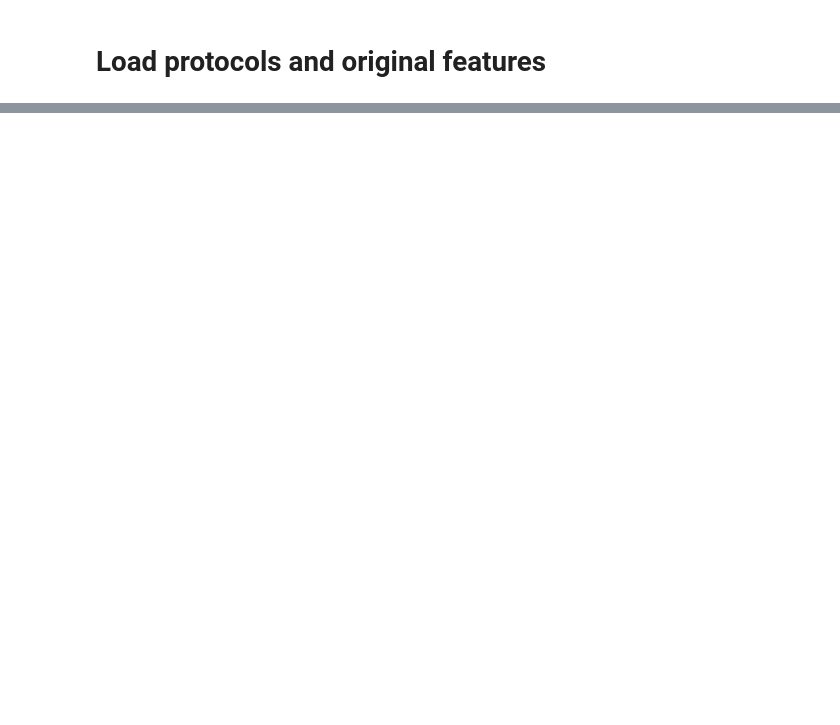
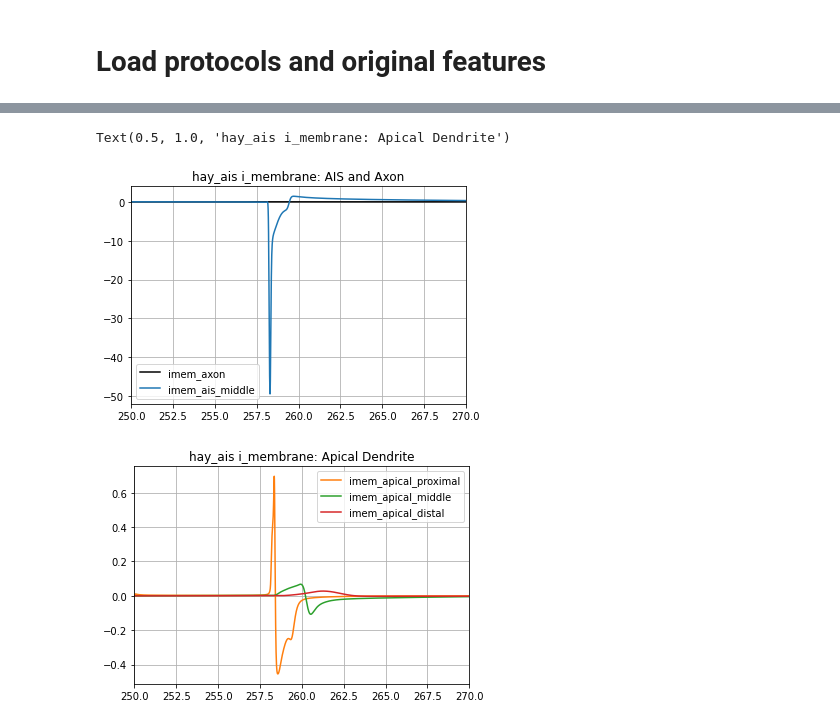
Before and after one commit to alejoe91/multimodalfitting, a Jupyter notebook: notebooks/ground-truth/4-AP-dirstirbution.ipynb, the cells around one changed output, grey strips where cells are left out. Drawn from its saved outputs; the diff is of its cells as text; code cells hidden in the pictures; blank space fills up the shorter version.

```diff
--- a/notebooks/ground-truth/4-AP-dirstirbution.ipynb
+++ b/notebooks/ground-truth/4-AP-dirstirbution.ipynb
@@ -116,0 +143,21 @@ mf.plot_responses(responses_release)
+# %%
+fig, ax = plt.subplots()
+ax.plot(responses_release[imem_axon]["time"], responses_release[imem_axon]["voltage"], color="k", label="imem_axon")
+ax.plot(responses_release[imem_ais_middle]["time"], responses_release[imem_ais_middle]["voltage"], color="C0", label="imem_ais_middle")
+ax.set_xlim([250,270])
+ax.grid()
+ax.legend()
+ax.set_title("hay_ais i_membrane: AIS and Axon")
+
+fig, ax = plt.subplots()
+ax.plot(responses_release[imem_apical_proximal]["time"], responses_release[imem_apical_proximal]["voltage"], color="C1", label="imem_apical_proximal")
+ax.plot(responses_release[imem_apical_middle]["time"], responses_release[imem_apical_middle]["voltage"], color="C2", label="imem_apical_middle")
+ax.plot(responses_release[imem_apical_distal]["time"], responses_release[imem_apical_distal]["voltage"], color="C3", label="imem_apical_distal")
+ax.set_xlim([250,270])
+ax.grid()
+ax.legend()
+ax.set_title("hay_ais i_membrane: Apical Dendrite")
+# %% [output]
+Text(0.5, 1.0, 'hay_ais i_membrane: Apical Dendrite')
+[figure, added]
+[figure, added]
```
Also changed, not shown: parts of 6 cells of this notebook, 3 other files.
